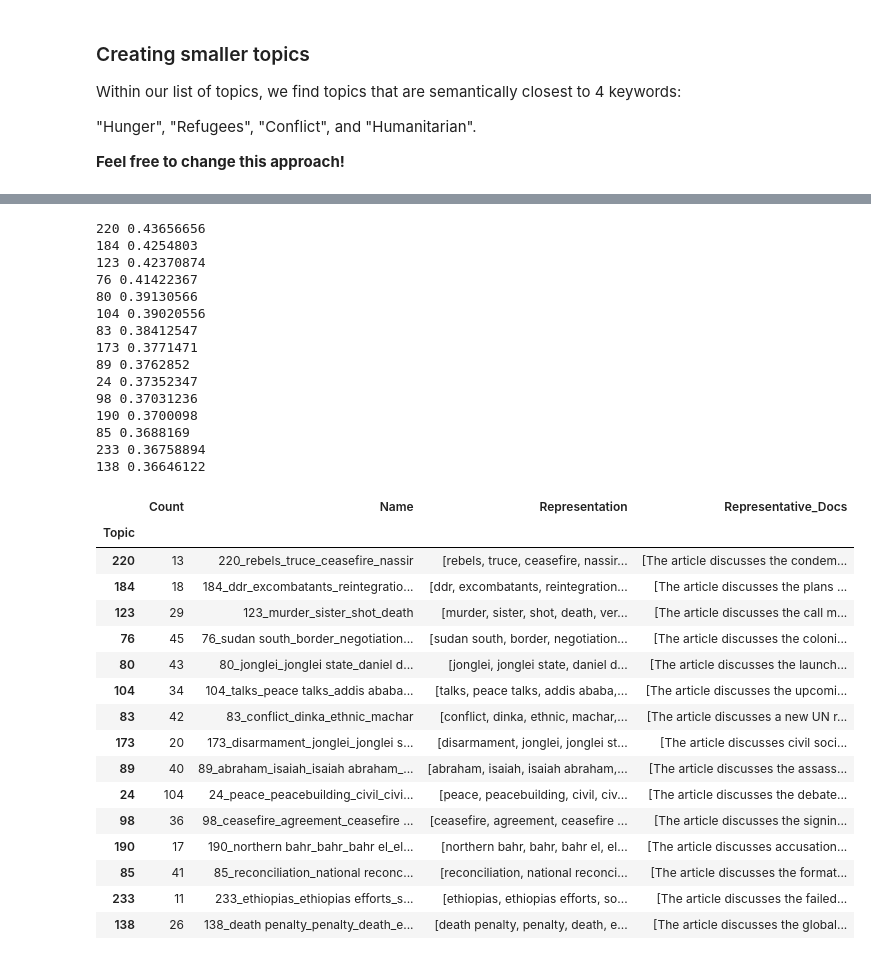
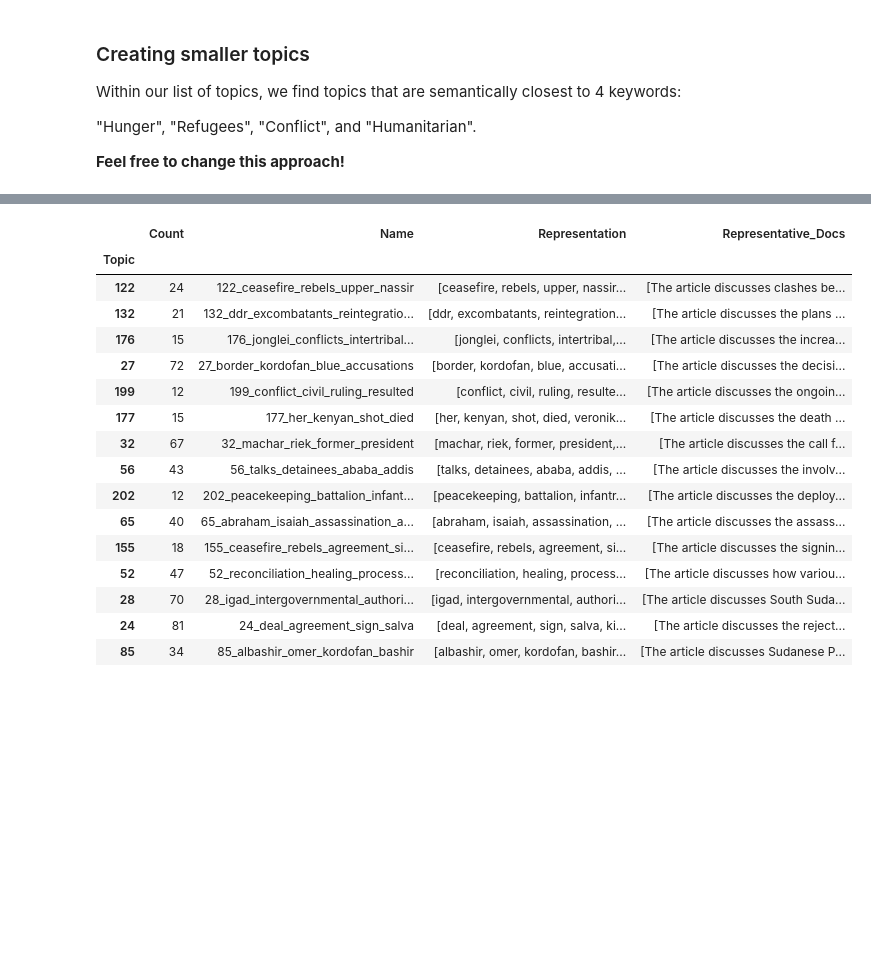
Before and after one commit to bartvanlooij/JBG060-DC3-Group-25, a Jupyter notebook: topic_modelling.ipynb, the cells around one changed output, grey strips where cells are left out. Drawn from its saved outputs; the diff is of its cells as text; code cells hidden in the pictures; blank space fills up the shorter version.

```diff
--- a/topic_modelling.ipynb
+++ b/topic_modelling.ipynb
@@ -36,7 +17,7 @@ vectorizer_model = CountVectorizer(stop_words="english", ngram_range=(1, 1))
 # %%
 # Read the data and perform preprocessing
 
-df = pd.read_csv("data/articles_summary_cleaned.csv", parse_dates=["date"]) # Read data into 'df' dataframe
+df = pd.read_csv("data/articles_topics.csv", parse_dates=["date"], index_col=0) # Read data into 'df' dataframe
 print(df.shape) # Print dataframe shape
 
 docs = df["summary"].tolist() # Create a list containing all article summaries
@@ -293,49 +196,31 @@ bertopic.get_topic_info().set_index('Topic').loc[topic_ids]
 # %%
 # Get the top 10 topics related to the keywords 'conflict', 'fighting', and 'murder'
 relevant_topics = get_relevant_topics(bertopic_model = bertopic, keywords=['conflict', 'fighting', 'murder', 'attack', 'military', 'bomb'], top_n=15)
 
 topic_ids = [el[0] for el in relevant_topics] # Create seperate list of topic IDs
 
-for topic_id, relevancy in relevant_topics: # Print neat list of (topic_id, relevancy) tuples
-    print(topic_id, relevancy)
-
 df["conflict"] = [t in topic_ids for t in bertopic.topics_] # Add boolean column to df if topic in list of relevant topics
 
 # View the Count, Name, Representation, and Representative Docs for the relevant topics
 bertopic.get_topic_info().set_index('Topic').loc[topic_ids]
 # %% [output]
-220 0.43656656
-184 0.4254803
-123 0.42370874
-76 0.41422367
-80 0.39130566
-104 0.39020556
-83 0.38412547
-173 0.3771471
-89 0.3762852
-24 0.37352347
-98 0.37031236
-190 0.3700098
-85 0.3688169
-233 0.36758894
-138 0.36646122
 |  | Count | Name | Representation | Representative_Docs |
 | Topic |  |  |  |  |
-| 220 | 13 | 220_rebels_truce_ceasefire_nassir | [rebels, truce, ceasefire, nassir... | [The article discusses the condem... |
-| 184 | 18 | 184_ddr_excombatants_reintegratio... | [ddr, excombatants, reintegration... | [The article discusses the plans ... |
-| 123 | 29 | 123_murder_sister_shot_death | [murder, sister, shot, death, ver... | [The article discusses the call m... |
-| 76 | 45 | 76_sudan south_border_negotiation... | [sudan south, border, negotiation... | [The article discusses the coloni... |
-| 80 | 43 | 80_jonglei_jonglei state_daniel d... | [jonglei, jonglei state, daniel d... | [The article discusses the launch... |
-| 104 | 34 | 104_talks_peace talks_addis ababa... | [talks, peace talks, addis ababa,... | [The article discusses the upcomi... |
-| 83 | 42 | 83_conflict_dinka_ethnic_machar | [conflict, dinka, ethnic, machar,... | [The article discusses a new UN r... |
-| 173 | 20 | 173_disarmament_jonglei_jonglei s... | [disarmament, jonglei, jonglei st... | [The article discusses civil soci... |
-| 89 | 40 | 89_abraham_isaiah_isaiah abraham_... | [abraham, isaiah, isaiah abraham,... | [The article discusses the assass... |
-| 24 | 104 | 24_peace_peacebuilding_civil_civi... | [peace, peacebuilding, civil, civ... | [The article discusses the debate... |
-| 98 | 36 | 98_ceasefire_agreement_ceasefire ... | [ceasefire, agreement, ceasefire ... | [The article discusses the signin... |
-| 190 | 17 | 190_northern bahr_bahr_bahr el_el... | [northern bahr, bahr, bahr el, el... | [The article discusses accusation... |
-| 85 | 41 | 85_reconciliation_national reconc... | [reconciliation, national reconci... | [The article discusses the format... |
-| 233 | 11 | 233_ethiopias_ethiopias efforts_s... | [ethiopias, ethiopias efforts, so... | [The article discusses the failed... |
-| 138 | 26 | 138_death penalty_penalty_death_e... | [death penalty, penalty, death, e... | [The article discusses the global... |
+| 122 | 24 | 122_ceasefire_rebels_upper_nassir | [ceasefire, rebels, upper, nassir... | [The article discusses clashes be... |
+| 132 | 21 | 132_ddr_excombatants_reintegratio... | [ddr, excombatants, reintegration... | [The article discusses the plans ... |
+| 176 | 15 | 176_jonglei_conflicts_intertribal... | [jonglei, conflicts, intertribal,... | [The article discusses the increa... |
+| 27 | 72 | 27_border_kordofan_blue_accusations | [border, kordofan, blue, accusati... | [The article discusses the decisi... |
+| 199 | 12 | 199_conflict_civil_ruling_resulted | [conflict, civil, ruling, resulte... | [The article discusses the ongoin... |
+| 177 | 15 | 177_her_kenyan_shot_died | [her, kenyan, shot, died, veronik... | [The article discusses the death ... |
+| 32 | 67 | 32_machar_riek_former_president | [machar, riek, former, president,... | [The article discusses the call f... |
+| 56 | 43 | 56_talks_detainees_ababa_addis | [talks, detainees, ababa, addis, ... | [The article discusses the involv... |
+| 202 | 12 | 202_peacekeeping_battalion_infant... | [peacekeeping, battalion, infantr... | [The article discusses the deploy... |
+| 65 | 40 | 65_abraham_isaiah_assassination_a... | [abraham, isaiah, assassination, ... | [The article discusses the assass... |
+| 155 | 18 | 155_ceasefire_rebels_agreement_si... | [ceasefire, rebels, agreement, si... | [The article discusses the signin... |
+| 52 | 47 | 52_reconciliation_healing_process... | [reconciliation, healing, process... | [The article discusses how variou... |
+| 28 | 70 | 28_igad_intergovernmental_authori... | [igad, intergovernmental, authori... | [The article discusses South Suda... |
+| 24 | 81 | 24_deal_agreement_sign_salva | [deal, agreement, sign, salva, ki... | [The article discusses the reject... |
+| 85 | 34 | 85_albashir_omer_kordofan_bashir | [albashir, omer, kordofan, bashir... | [The article discusses Sudanese P... |
 # %%
 # Get the top 10 topics related to the keywords that have something to do with the economy.... but might remove this
 relevant_topics = get_relevant_topics(bertopic_model = bertopic, keywords=['economy', 'invest', 'bank', 'money'], top_n=10)
```
Also changed, not shown: parts of 19 cells of this notebook.
